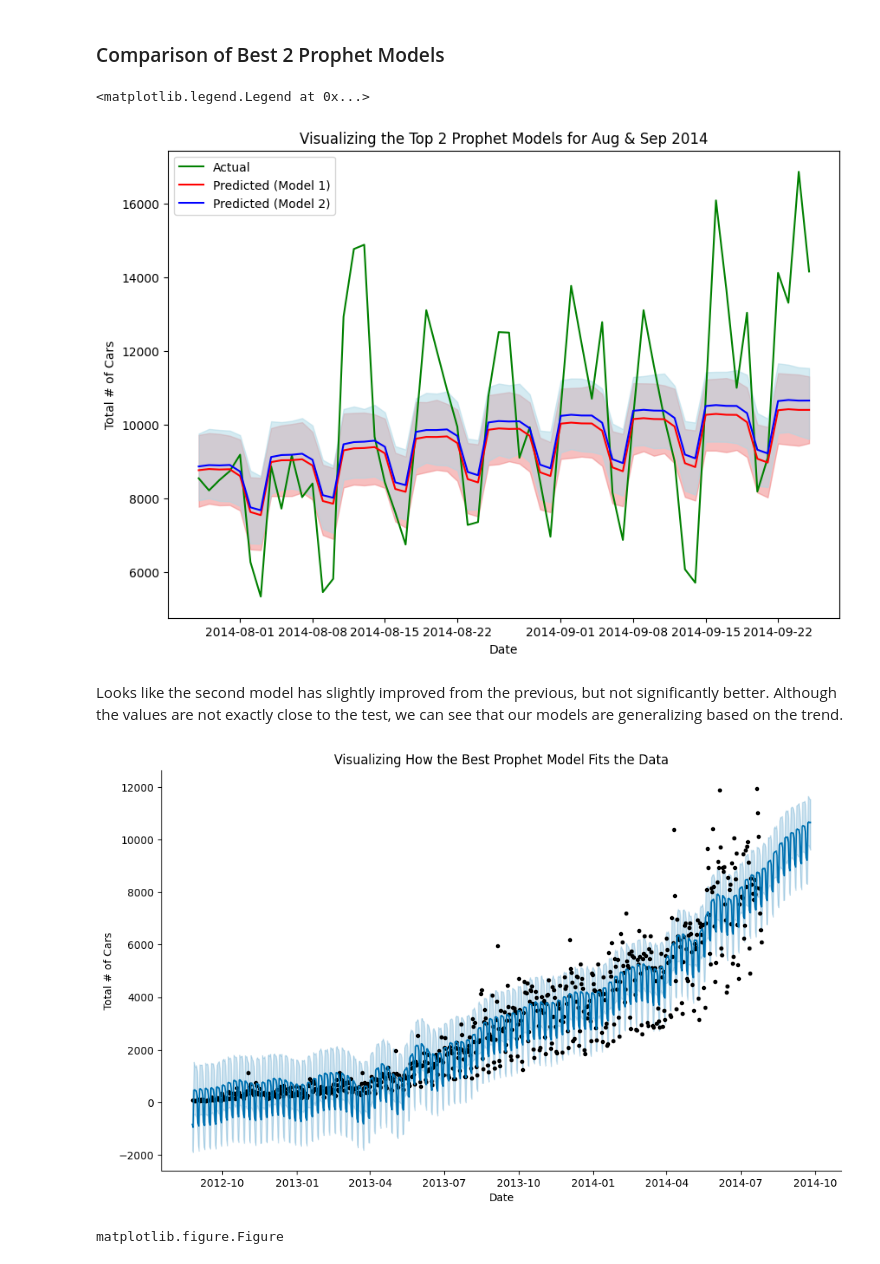
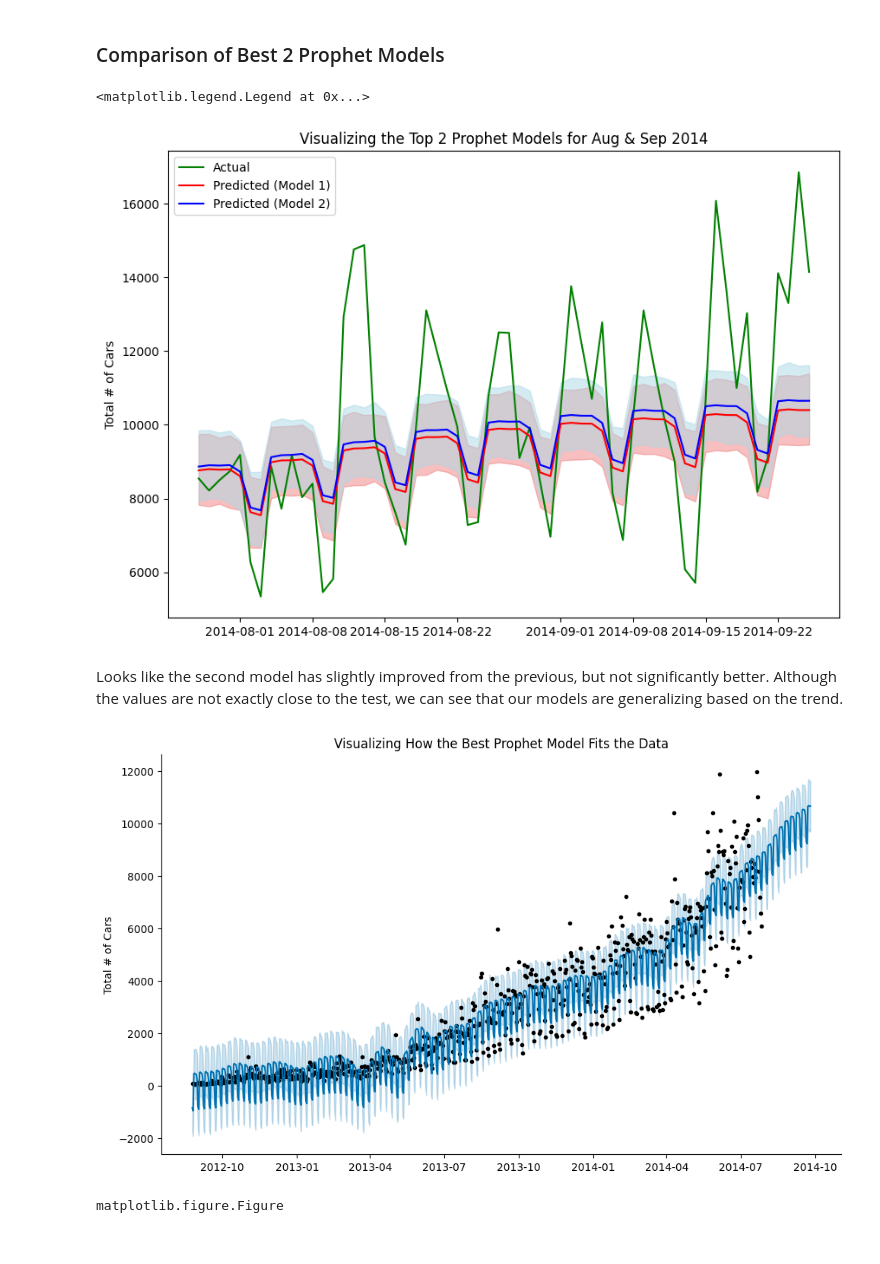
Before and after one commit to rkaushick-neu/traffic-forecasting, a Jupyter notebook: traffic_forecast_1.ipynb, the cells around one changed output. Saved outputs shown, nothing was run; the diff lists cells and outputs as text; code cells hidden in the pictures.

```diff
--- a/traffic_forecast_1.ipynb
+++ b/traffic_forecast_1.ipynb
@@ -553,19 +561,18 @@ plt.legend()
 # %%
 plt.figure(figsize=(10,7))
 plt.plot(test['ds'], test['y'], label='Actual', color='green')  # Added label for actual values
 plt.plot(pred['ds'], pred['yhat'], color='red', label='Predicted (Model 1)')  # Predicted values in red
 plt.fill_between(pred['ds'], pred['yhat_lower'], pred['yhat_upper'], color='lightcoral', alpha=0.5)  # Light red shading
 plt.plot(pred2['ds'], pred2['yhat'], color='blue', label='Predicted (Model 2)')  # Predicted values in red
 plt.fill_between(pred2['ds'], pred2['yhat_lower'], pred2['yhat_upper'], color='lightblue', alpha=0.5)  # Light red shading
 
 plt.title("Visualizing the Top 2 Prophet Models for Aug & Sep 2014")
-plt.xlabel('Date')
 plt.ylabel('Total # of Cars')
 
 plt.legend()
 # %% [output]
 <matplotlib.legend.Legend at 0x...>
-[figure, old version]
+[figure, new version]
 # %% [markdown]
 Looks like the second model has slightly improved from the previous, but not significantly better.
 Although the values are not exactly close to the test, we can see that our models are generalizing based on the trend.
@@ -574,14 +581,14 @@ import seaborn as sns
 fig1 = model2.plot(forecast2)
 
 plt.title("Visualizing How the Best Prophet Model Fits the Data")
-plt.xlabel("Date")
 plt.ylabel('Total # of Cars')
+plt.xlabel('') # removed the x label (so that it doesn't say 'ds' by default)
 
 # remove the grid lines
 plt.grid(False)
 sns.despine()
 # %% [output]
-[figure, old version]
+[figure, new version]
 # %%
 type(fig1)
 # %% [output]
```
Also changed, not shown: parts of 22 cells of this notebook.
